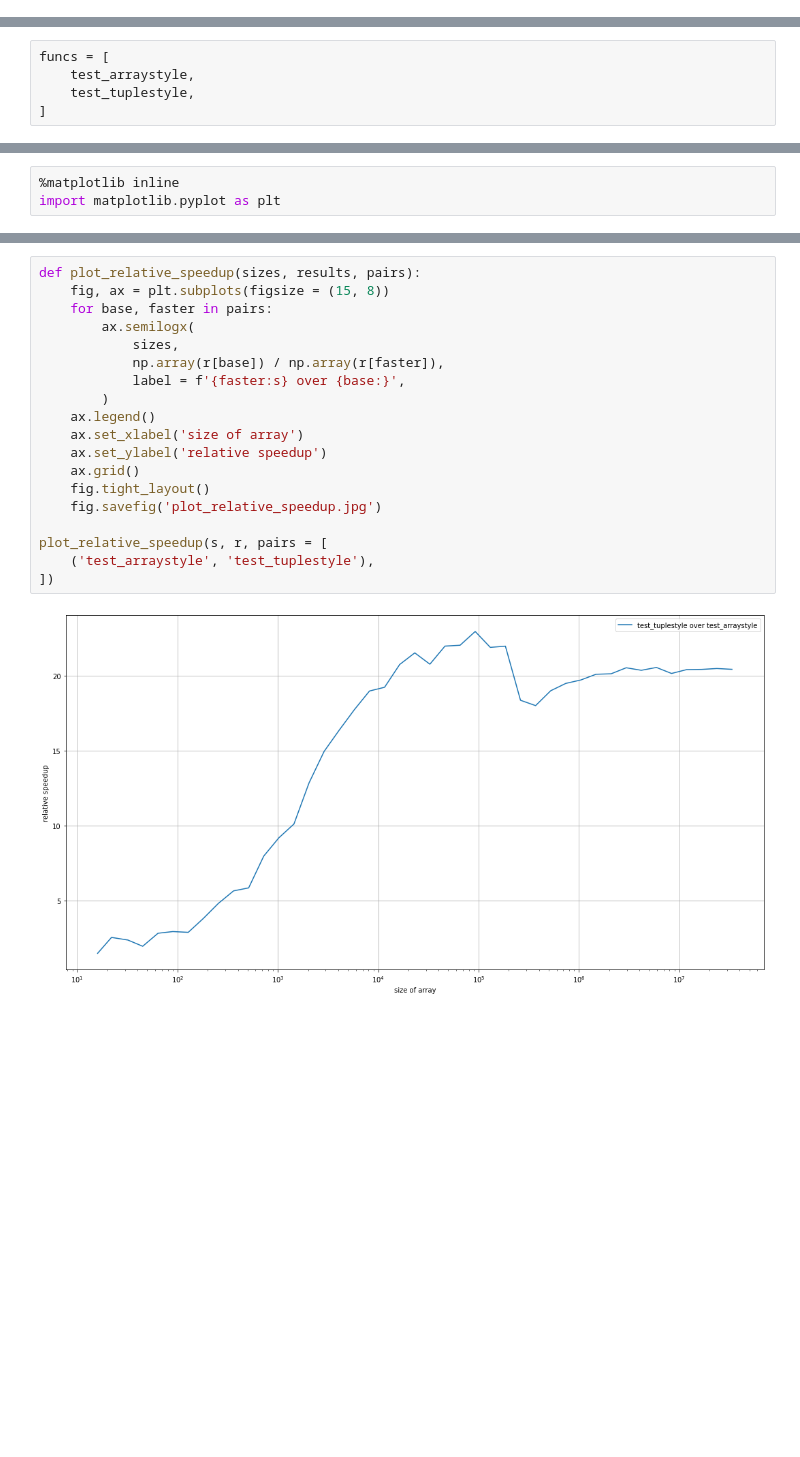
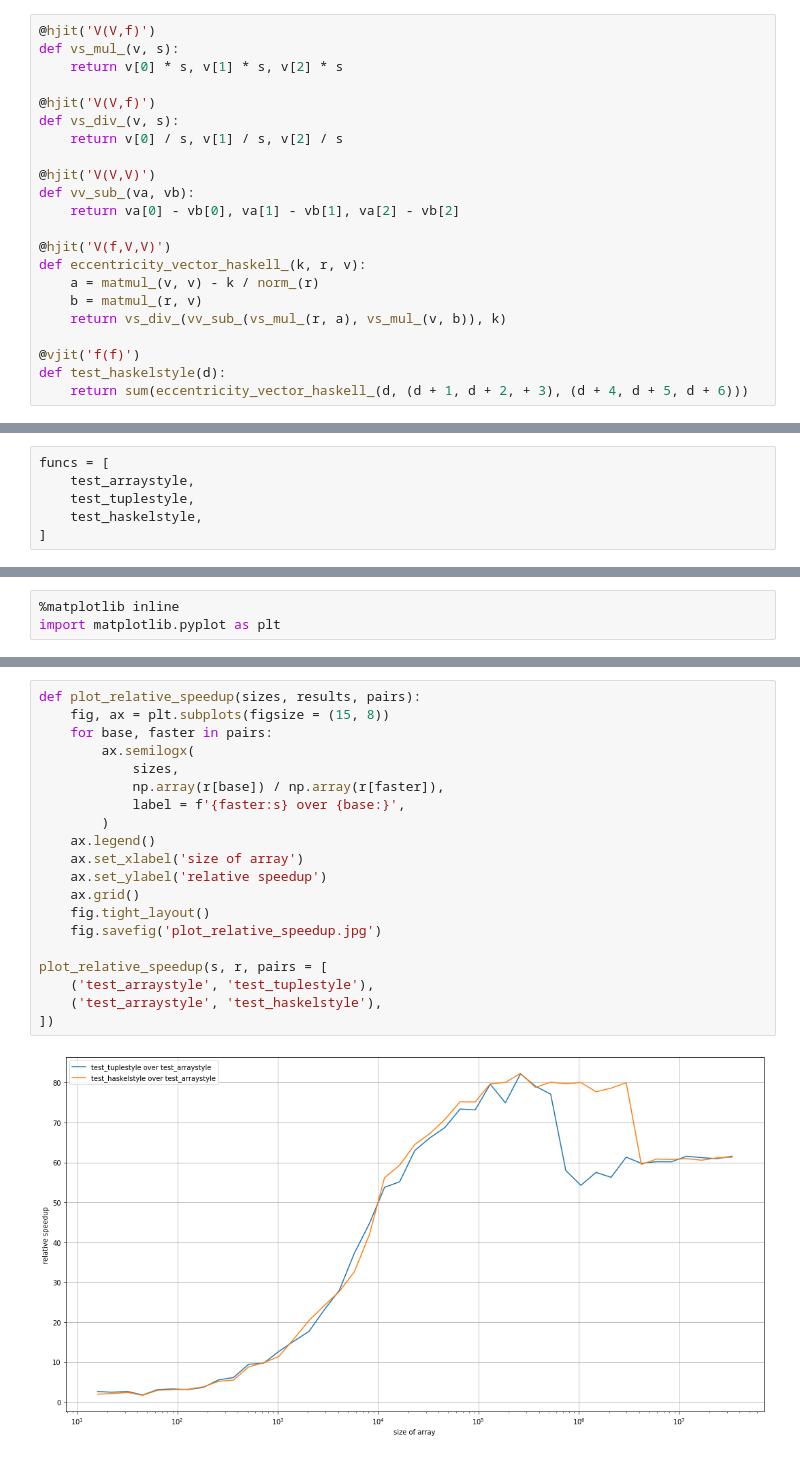
Before and after one commit to pleiszenburg/bulk_propagate, a Jupyter notebook: test_notation.ipynb, the cells around one changed output, grey strips where cells are left out. Cells and saved outputs as stored; diff of their text form; blank space fills up the shorter version.

```diff
--- a/test_notation.ipynb
+++ b/test_notation.ipynb
@@ -63,9 +73,32 @@ def test_tuplestyle(d):
+# %%
+@hjit('V(V,f)')
+def vs_mul_(v, s):
+    return v[0] * s, v[1] * s, v[2] * s
+
+@hjit('V(V,f)')
+def vs_div_(v, s):
+    return v[0] / s, v[1] / s, v[2] / s
+
+@hjit('V(V,V)')
+def vv_sub_(va, vb):
+    return va[0] - vb[0], va[1] - vb[1], va[2] - vb[2]
+
+@hjit('V(f,V,V)')
+def eccentricity_vector_haskell_(k, r, v):
+    a = matmul_(v, v) - k / norm_(r)
+    b = matmul_(r, v)
+    return vs_div_(vv_sub_(vs_mul_(r, a), vs_mul_(v, b)), k)
+
+@vjit('f(f)')
+def test_haskelstyle(d):
+    return sum(eccentricity_vector_haskell_(d, (d + 1, d + 2, + 3), (d + 4, d + 5, d + 6)))
 # %% [markdown]
 # Verification of results
 # %%
 funcs = [
     test_arraystyle,
     test_tuplestyle,
+    test_haskelstyle,
 ]
 # %%
 def test_all(size = 100):
@@ -137,21 +170,22 @@ plot_all(s, r)
 # %%
 def plot_relative_speedup(sizes, results, pairs):
     fig, ax = plt.subplots(figsize = (15, 8))
     for base, faster in pairs:
         ax.semilogx(
             sizes,
             np.array(r[base]) / np.array(r[faster]),
             label = f'{faster:s} over {base:}',
         )
     ax.legend()
     ax.set_xlabel('size of array')
     ax.set_ylabel('relative speedup')
     ax.grid()
     fig.tight_layout()
     fig.savefig('plot_relative_speedup.jpg')
 
 plot_relative_speedup(s, r, pairs = [
     ('test_arraystyle', 'test_tuplestyle'),
+    ('test_arraystyle', 'test_haskelstyle'),
 ])
 # %% [output]
-[figure, old version]
+[figure, new version]
```
Also changed, not shown: parts of 8 cells of this notebook.
